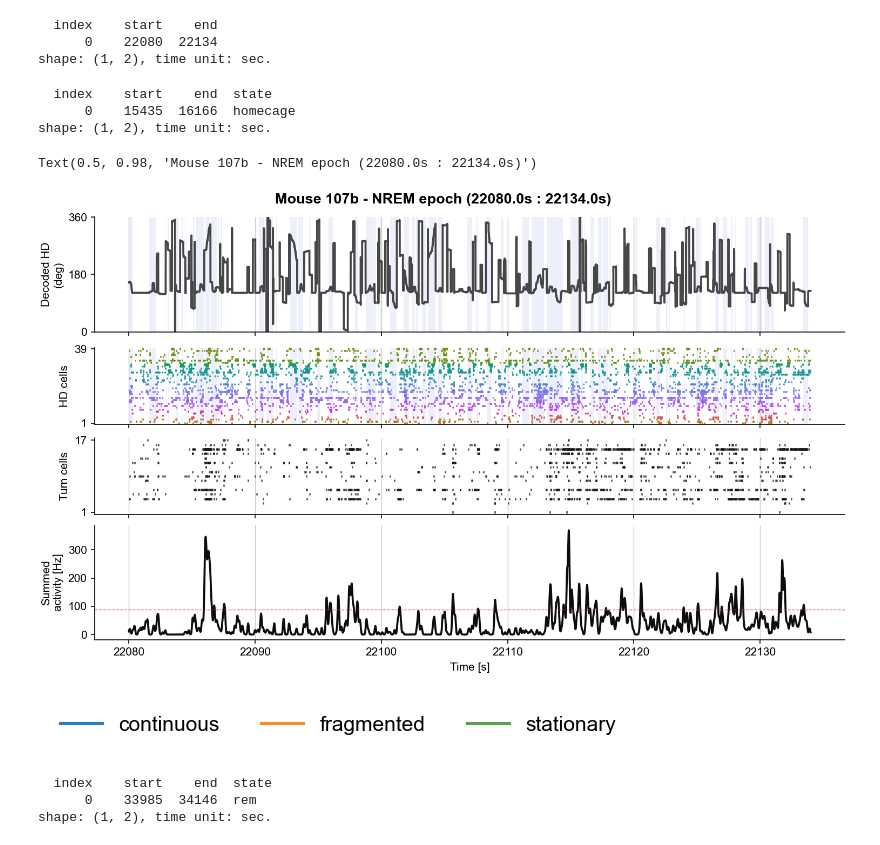
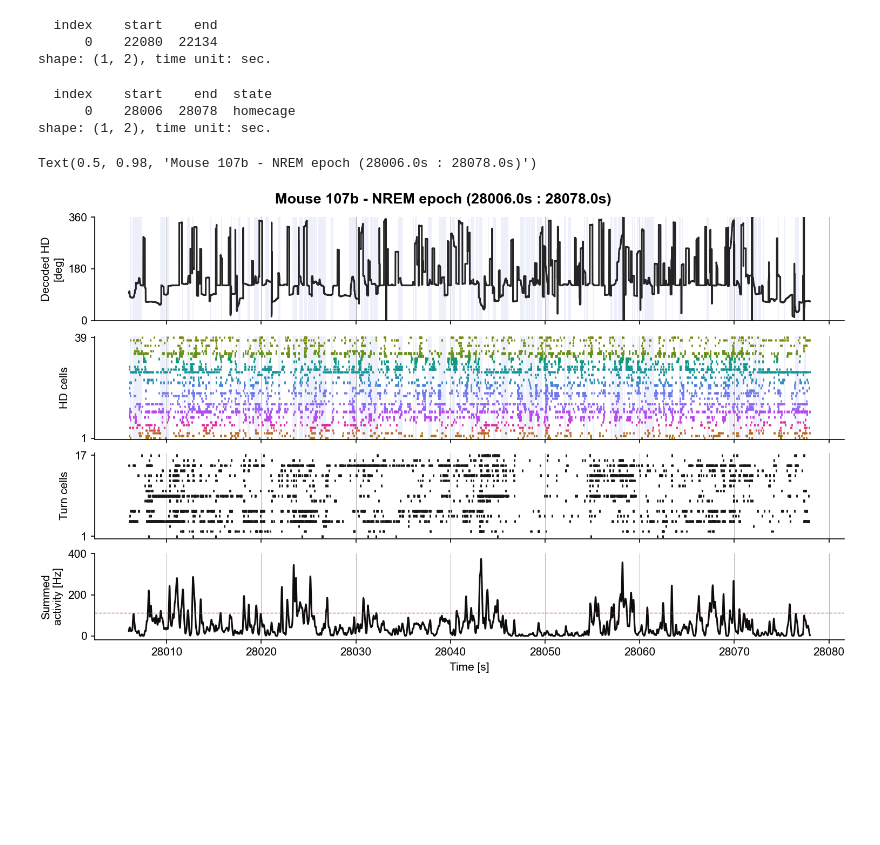
Before and after one commit to Senzai-Lab/nrem_analysis, a Jupyter notebook: notebooks/dual_recordings/visualize.ipynb, the cells around one changed output. Cells and saved outputs as stored; diff of their text form; code cells hidden in the pictures; blank space fills up the shorter version.

Commit message:
updown states

```diff
--- a/notebooks/dual_recordings/visualize.ipynb
+++ b/notebooks/dual_recordings/visualize.ipynb
@@ -55,11 +54,11 @@ ep
       0    22080  22134
 shape: (1, 2), time unit: sec.
 # %%
-ep = nrem.intersect(session[session['state'] == 'homecage'])[12]
+ep = nrem.intersect(session[session['state'] == 'homecage'])[62]
 print(ep)
 # %% [output]
   index    start    end  state
-      0    15435  16166  homecage
+      0    28006  28078  homecage
 shape: (1, 2), time unit: sec.
 # %%
 hd_spikes = hd_units.restrict(ep)
@@ -85,30 +84,24 @@ f, ax = plt.subplots(
     4, 1,
     figsize=(10, 6),
     sharex=True,
-    gridspec_kw={"height_ratios": [1.5, 1, 1, 1.5]},
+    gridspec_kw={"height_ratios": [1.2, 1.2, 1, 1]},
 )
-state_colors = {
-    "continuous": "#2C7FB8",
-    "fragmented": "#F28E2B",
-    "stationary": "#59A14F",
-}
-
 shade_color = "#6C7FD8"
 threshold_color = "#B94A48"
 
 for a in ax:
     a.spines[["top", "right"]].set_visible(False)
-    a.grid(axis="x", color="0.8", linewidth=0.7)
-    a.set_axisbelow(True)
+    a.grid(axis="x", color="0.4", linewidth=0.5, alpha=0.5, zorder=0)
+    # a.set_axisbelow(True)
 
 # Virtual HD trace only
 ax[0].plot(
     virtual_hd,
-    color="0.20",
+    color="0.05",
     alpha=0.9,
-    linewidth=1.8,
+    linewidth=1.5,
 )
-ax[0].set_ylabel("Decoded HD\n(deg)")
+ax[0].set_ylabel("Decoded HD\n[deg]")
 ax[0].set_ylim(0, 360)
 ax[0].set_yticks([0, 180, 360])
 
@@ -120,7 +113,7 @@ for row, uid in enumerate(hd_unit_ids, start=1):
         linelengths=0.9,
         linewidths=1.4,
         colors=[cyclic_cmap(pa / 360)],
-        alpha=0.95,
+        alpha=1,
     )
 
 ax[1].set_ylabel("HD cells")
@@ -145,35 +138,36 @@ for row, uid in enumerate(turn_units_ids, start=1):
     ax[2].eventplot(
         turn_spikes[uid].index,
         lineoffsets=row,
         linelengths=0.5,
-        linewidths=1.2,
+        linewidths=1.4,
         colors="0.10",
-        alpha=0.8,
+        alpha=1,
     )
 
 ax[2].set_ylabel("Turn cells")
 ax[2].set_ylim(0.5, len(turn_units) + 0.5)
 ax[2].set_yticks([1, len(turn_units)])
 
 # Population activity
-ax[3].plot(pop_vector, color="0.05", linewidth=1.8)
+ax[3].plot(pop_vector, color="0.05", linewidth=1.5)
 ax[3].axhline(
     pop_vector.mean() + pop_vector.std(),
     color=threshold_color,
     linestyle="--",
     linewidth=0.7,
     alpha=0.8,
 )
 ax[3].set_ylabel("Summed\nactivity [Hz]")
 ax[3].set_xlabel("Time [s]")
+ax[3].set_yticks([0, 200, 400])
 
 f.suptitle(
     f"Mouse {mouse_id} - NREM epoch ({ep.start[0]:.1f}s : {ep.end[-1]:.1f}s)",
     fontsize=13,
     fontweight="bold",
 )
 
 # plt.savefig(save_dir / "snapshot_nrem1.png")
 # %% [output]
-Text(0.5, 0.98, 'Mouse 107b - NREM epoch (22080.0s : 22134.0s)')
+Text(0.5, 0.98, 'Mouse 107b - NREM epoch (28006.0s : 28078.0s)')
-[figure, old version]
+[figure, new version]
@@ -284,28 +173,0 @@ f.suptitle(
-# %%
-from matplotlib.lines import Line2D
-import matplotlib.pyplot as plt
-
-state_colors = {
-    "continuous": "#2C7FB8",
-    "fragmented": "#F28E2B",
-    "stationary": "#59A14F",
-}
-
-handles = [
-    Line2D([0], [0], color=color, lw=1.5, label=name)
-    for name, color in state_colors.items()
-]
-
-fig_leg, ax_leg = plt.subplots(figsize=(4, 0.45))
-ax_leg.axis("off")
-ax_leg.legend(handles=handles, loc="center", ncols=3, frameon=False)
-plt.show()
-# %% [output]
-[figure, removed]
-# %%
-ep = sleep[sleep['state'] == 'rem'][10]
-ep
-# %% [output]
-  index    start    end  state
-      0    33985  34146  rem
-shape: (1, 2), time unit: sec.
```
Also changed, not shown: parts of 6 cells of this notebook, 3 other files.
